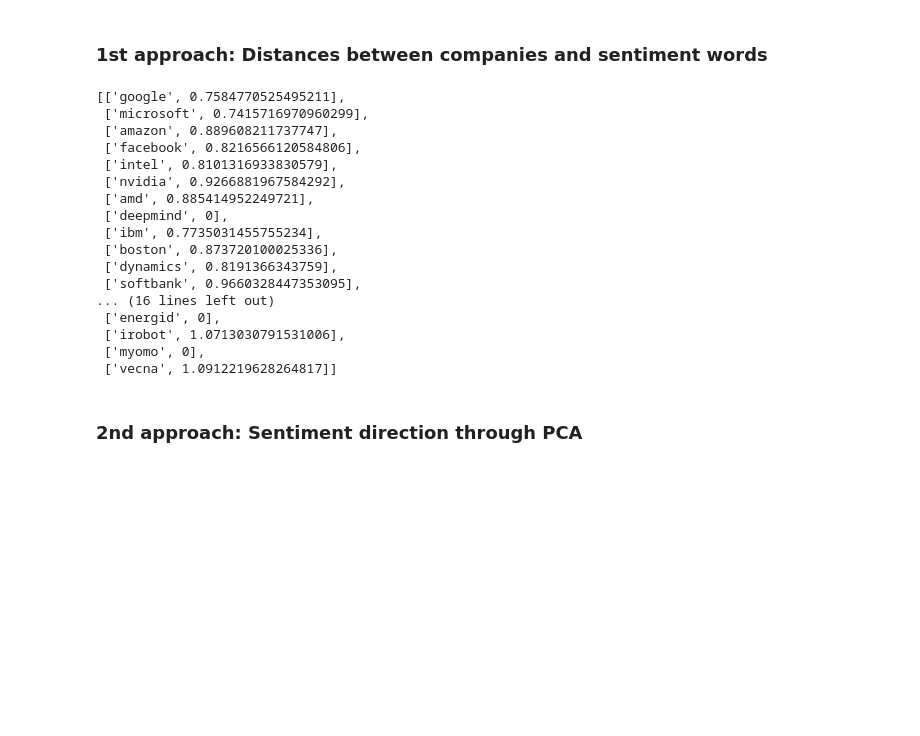
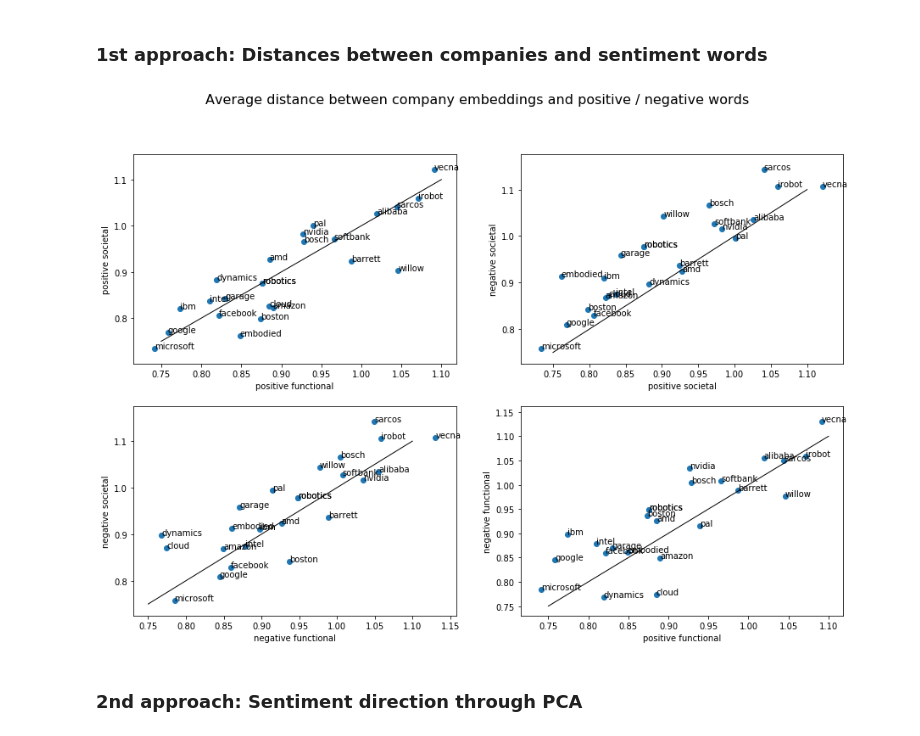
Before and after one commit to flono/BiasInWordEmbeddings, a Jupyter notebook: WordEmbeddings.ipynb, the cells around one changed output. Saved outputs shown, nothing was run; the diff lists cells and outputs as text; code cells hidden in the pictures; blank space fills up the shorter version.

Commit message:
created some plots

```diff
--- a/WordEmbeddings.ipynb
+++ b/WordEmbeddings.ipynb
@@ -228,7 +228,7 @@ def avg_dist(elements, words):
                 dist += spatial.distance.cosine(embeddings_dict[elem], embeddings_dict[word])
             dist = dist / len(words)
         except: # elem not in vocabulary : do nothing
-            pass
+            dist = None
         output.append([elem, dist])
-    return output
+    return np.array(output)
 # %%
@@ -248,26 +248,55 @@ n_s_frm = avg_dist(frameworks, negative_society)
 #for c in range(len(companies)):
 #    print("%-10s pos avg: %-10.6s neg avg: %-10.6s" % (p_f_comp[c][0], (p_f_comp[c][1] + p_s_comp[c][1])/2 , (n_f_comp[c][1] + n_s_comp[c][1])/2))
     # % = value, - = left align, 10 = distance or position, .6 = precision, s = converting to string
-# %%
-p_f_comp
-# %% [output]
-[['google', 0.7584770525495211],
- ['microsoft', 0.7415716970960299],
- ['amazon', 0.889608211737747],
- ['facebook', 0.8216566120584806],
- ['intel', 0.8101316933830579],
- ['nvidia', 0.9266881967584292],
- ['amd', 0.885414952249721],
- ['deepmind', 0],
- ['ibm', 0.7735031455755234],
- ['boston', 0.873720100025336],
- ['dynamics', 0.8191366343759],
- ['softbank', 0.9660328447353095],
-... (16 lines left out)
- ['energid', 0],
- ['irobot', 1.0713030791531006],
- ['myomo', 0],
- ['vecna', 1.0912219628264817]]
+# %%
+# remove entries that are not in dataset
+n_f_comp = n_f_comp[p_f_comp[:,1].astype(bool)]
+p_s_comp = p_s_comp[p_f_comp[:,1].astype(bool)]
+n_s_comp = n_s_comp[p_f_comp[:,1].astype(bool)]
+p_f_comp = p_f_comp[p_f_comp[:,1].astype(bool)]
+# %%
+# plot distances of companies and positive / negative words
+# the fact that there is a correlation is good:
+# -> companies do not tend to be closer to negative words, than to positive words.
+# -> if a company has a small distance to positive societal words, it also has a small distance to functional words
+# however, companies like vecna seem to be polarising: they are associated with positive and negative words
+# e.g. microsoft does not seem to be very polarising
+
+# the black lines show where truly "neutral" companies would be. They are not regression lines!
+
+
+fig, axes = plt.subplots(nrows=2, ncols=2)
+
+fig.set_size_inches(15, 10)
+
+fig.suptitle("Average distance between company embeddings and positive / negative words", fontsize=16)
+
+axes[0,0].scatter(p_f_comp[:,1], p_s_comp[:,1])
+axes[0,0].set(xlabel = "positive functional", ylabel = "positive societal")
+for i, name in enumerate(p_f_comp[:,0]):
+    axes[0,0].annotate(name, (p_f_comp[i,1], p_s_comp[i,1]))
+axes[0,0].plot([0.75,1.1], [0.75,1.1], 'k-', lw=1)
+
+axes[1,0].scatter(n_f_comp[:,1], n_s_comp[:,1])
+axes[1,0].set(xlabel = "negative functional", ylabel = "negative societal")
+for i, name in enumerate(p_f_comp[:,0]):
+    axes[1,0].annotate(name, (n_f_comp[i,1], n_s_comp[i,1]))
+axes[1,0].plot([0.75,1.1], [0.75,1.1], 'k-', lw=1)
+
+axes[1,1].scatter(p_f_comp[:,1], n_f_comp[:,1])
+axes[1,1].set(xlabel = "positive functional", ylabel = "negative functional")
+for i, name in enumerate(p_f_comp[:,0]):
+    axes[1,1].annotate(name, (p_f_comp[i,1], n_f_comp[i,1]))
+axes[1,1].plot([0.75,1.1], [0.75,1.1], 'k-', lw=1)
+
+axes[0,1].scatter(p_s_comp[:,1], n_s_comp[:,1])
+axes[0,1].set(xlabel = "positive societal", ylabel = "negative societal")
+for i, name in enumerate(p_f_comp[:,0]):
+    axes[0,1].annotate(name, (p_s_comp[i,1], n_s_comp[i,1]))
+axes[0,1].plot([0.75,1.1], [0.75,1.1], 'k-', lw=1)
+#plt.savefig('distances.pdf')
+# %% [output]
+[figure, added]
 # %% [markdown]
 ### 2nd approach: Sentiment direction through PCA
 # %%
```
Also changed, not shown: parts of 1 cell of this notebook, 1 other file.
